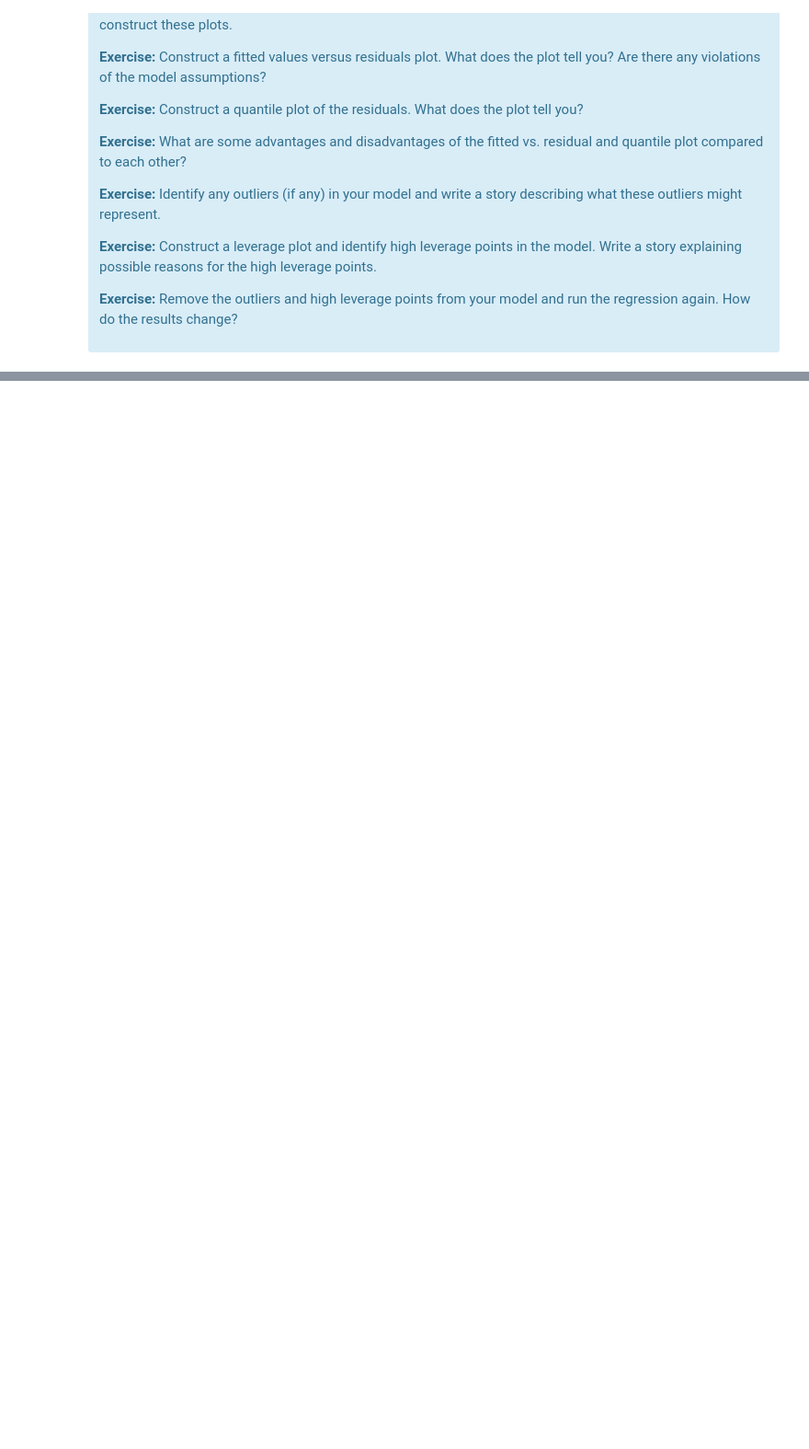
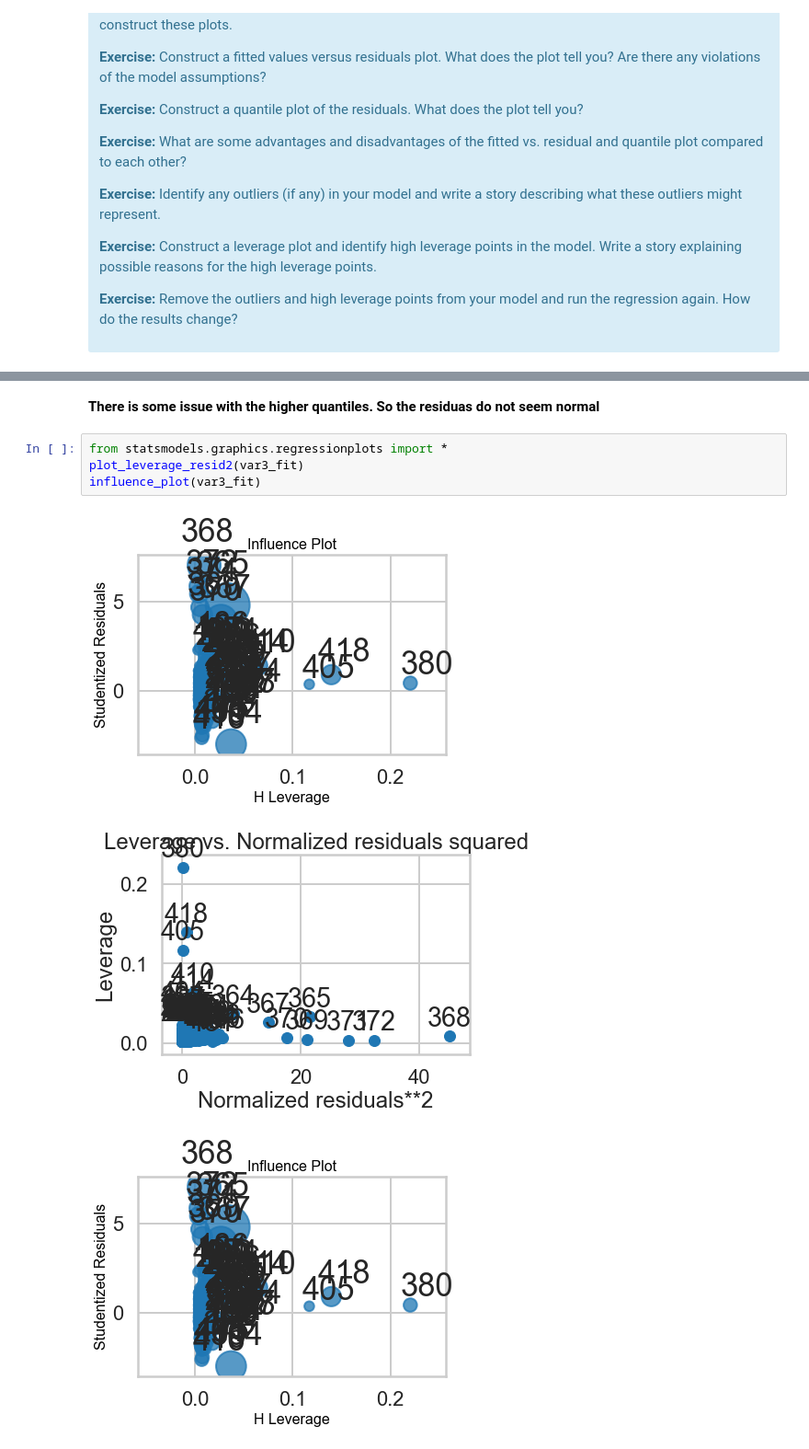
Before and after one commit to rpmallya/mec-mini-projects, a Jupyter notebook: mec-11.4.1-linear-regression-mini-project/Mini_Project_Linear_Regression-Rohan.ipynb, the cells around one changed output, grey strips where cells are left out. Shown at 92% size. Cells and saved outputs as stored; diff of their text form; blank space fills up the shorter version.

```diff
--- a/mec-11.4.1-linear-regression-mini-project/Mini_Project_Linear_Regression-Rohan.ipynb
+++ b/mec-11.4.1-linear-regression-mini-project/Mini_Project_Linear_Regression-Rohan.ipynb
@@ -954,0 +1002,10 @@ Text(0, 0.5, 'Residuals')
+# %% [markdown]
+<b> There is some issue with the higher quantiles. So the residuas do not seem normal</b>
+# %%
+from statsmodels.graphics.regressionplots import *
+plot_leverage_resid2(var3_fit)
+influence_plot(var3_fit)
+# %% [output]
+[figure, added]
+[figure, added]
+[figure, added]
```
Also changed, not shown: parts of 15 cells of this notebook.
